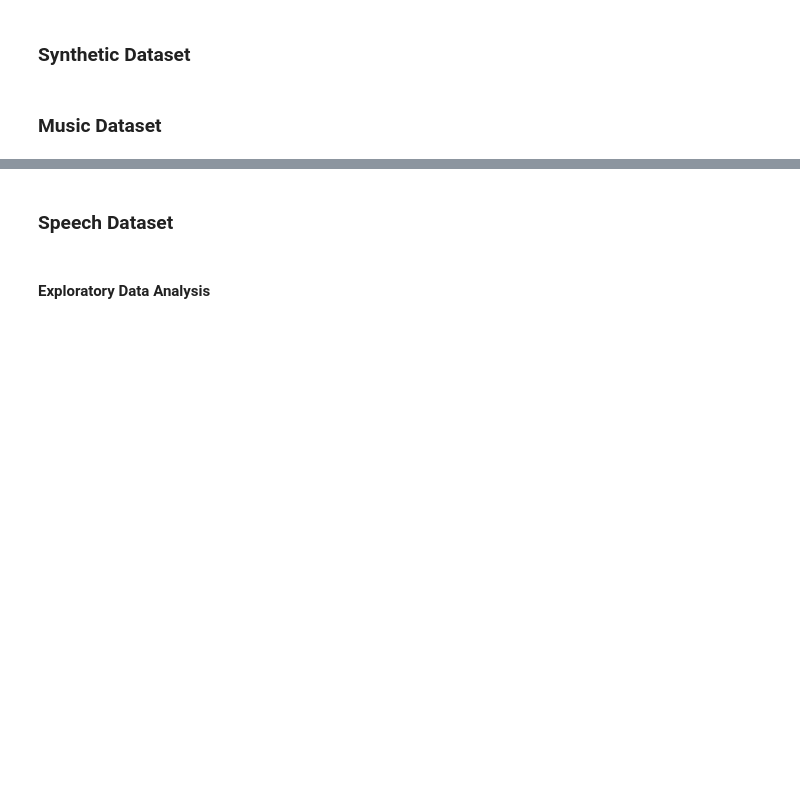
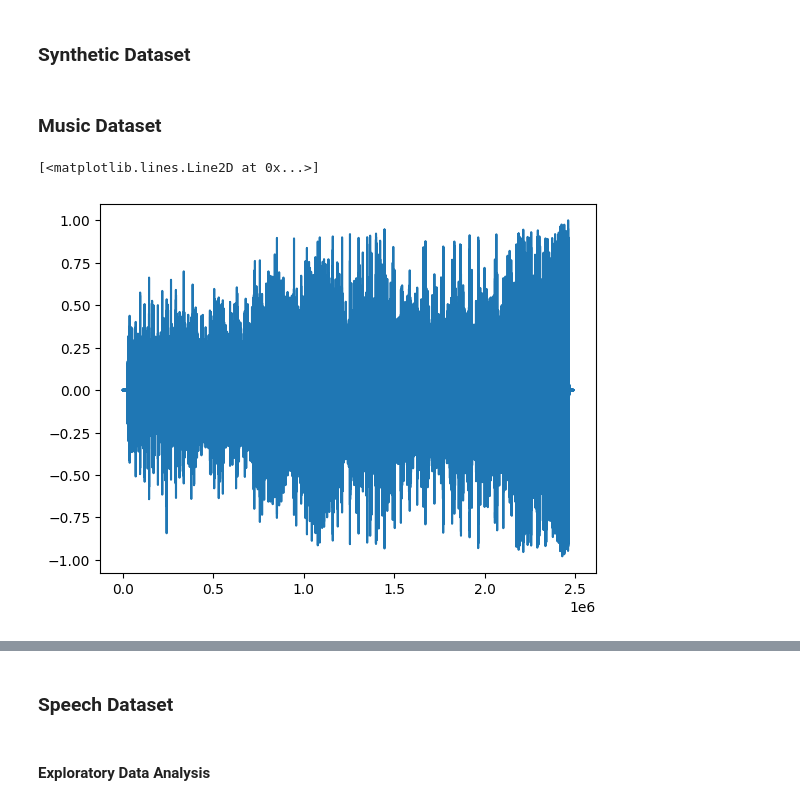
Before and after one commit to pierreaguie/C-OMP-for-Audio-Declipping, a Jupyter notebook: AudioDeclipping.ipynb, the cells around one changed output, grey strips where cells are left out. Drawn from its saved outputs; the diff is of its cells as text; code cells hidden in the pictures; blank space fills up the shorter version.

```diff
--- a/AudioDeclipping.ipynb
+++ b/AudioDeclipping.ipynb
@@ -365,0 +384,11 @@ path_to_music = 'C-OMP-for-Audio-Declipping/solo'
+# %%
+path_to_music = 'processed_files/accordion/1.wav'
+# %%
+# Load .wav file in path
+sr, y = sio.wavfile.read(path_to_music)
+y = y / np.max(np.abs(y))
+# %%
+plt.plot(y)
+# %% [output]
+[<matplotlib.lines.Line2D at 0x...>]
+[figure, added]
```
Also changed, not shown: parts of 20 cells of this notebook.
